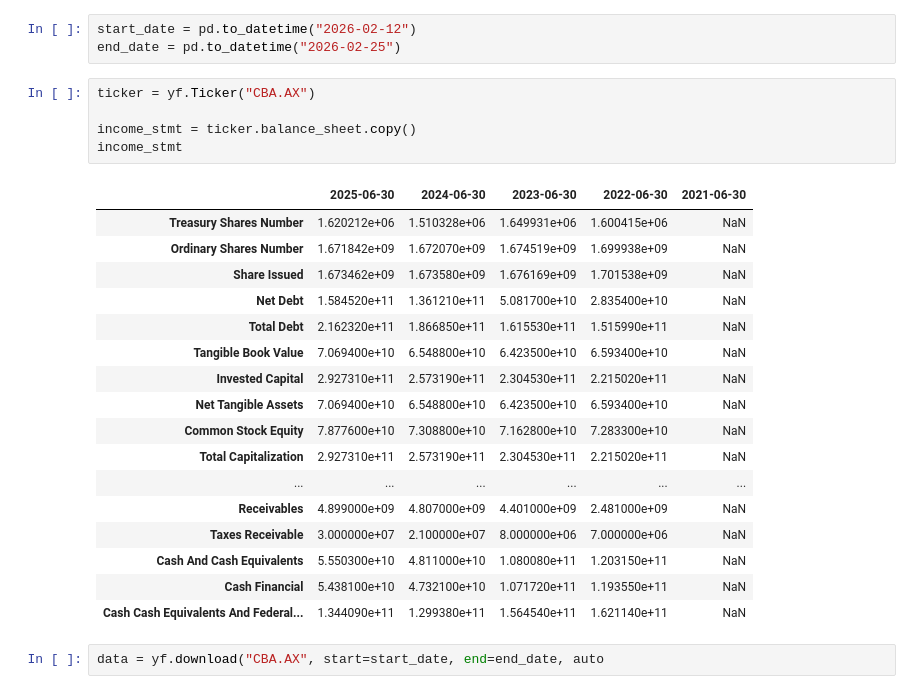
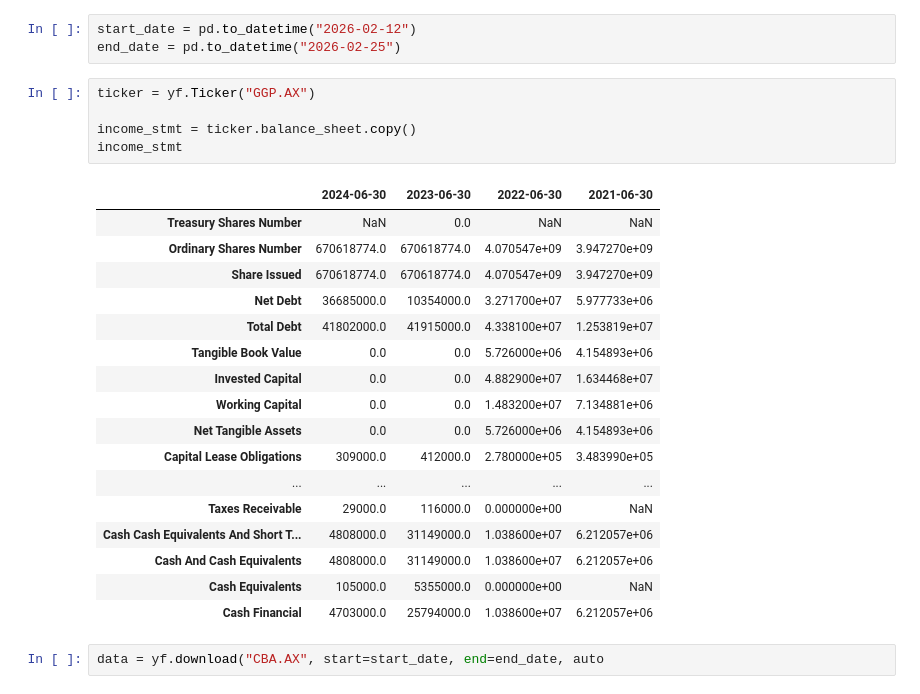
Before and after one commit to hungryfire267/systematic-equities-research, a Jupyter notebook: notebooks/run_signals.ipynb, the cells around one changed output. Cells and saved outputs as stored; diff of their text form.

```diff
--- a/notebooks/run_signals.ipynb
+++ b/notebooks/run_signals.ipynb
@@ -38,28 +38,28 @@ import pandas as pd
 start_date = pd.to_datetime("2026-02-12")
 end_date = pd.to_datetime("2026-02-25")
 # %%
-ticker = yf.Ticker("CBA.AX")
+ticker = yf.Ticker("GGP.AX")
 
 income_stmt = ticker.balance_sheet.copy()
 income_stmt
 # %% [output]
-|  | 2025-06-30 | 2024-06-30 | 2023-06-30 | 2022-06-30 | 2021-06-30 |
-| Treasury Shares Number | 1.620212e+06 | 1.510328e+06 | 1.649931e+06 | 1.600415e+06 | NaN |
-| Ordinary Shares Number | 1.671842e+09 | 1.672070e+09 | 1.674519e+09 | 1.699938e+09 | NaN |
-| Share Issued | 1.673462e+09 | 1.673580e+09 | 1.676169e+09 | 1.701538e+09 | NaN |
-| Net Debt | 1.584520e+11 | 1.361210e+11 | 5.081700e+10 | 2.835400e+10 | NaN |
-| Total Debt | 2.162320e+11 | 1.866850e+11 | 1.615530e+11 | 1.515990e+11 | NaN |
-| Tangible Book Value | 7.069400e+10 | 6.548800e+10 | 6.423500e+10 | 6.593400e+10 | NaN |
-| Invested Capital | 2.927310e+11 | 2.573190e+11 | 2.304530e+11 | 2.215020e+11 | NaN |
-| Net Tangible Assets | 7.069400e+10 | 6.548800e+10 | 6.423500e+10 | 6.593400e+10 | NaN |
-| Common Stock Equity | 7.877600e+10 | 7.308800e+10 | 7.162800e+10 | 7.283300e+10 | NaN |
-| Total Capitalization | 2.927310e+11 | 2.573190e+11 | 2.304530e+11 | 2.215020e+11 | NaN |
-| ... | ... | ... | ... | ... | ... |
-| Receivables | 4.899000e+09 | 4.807000e+09 | 4.401000e+09 | 2.481000e+09 | NaN |
-| Taxes Receivable | 3.000000e+07 | 2.100000e+07 | 8.000000e+06 | 7.000000e+06 | NaN |
-| Cash And Cash Equivalents | 5.550300e+10 | 4.811000e+10 | 1.080080e+11 | 1.203150e+11 | NaN |
-| Cash Financial | 5.438100e+10 | 4.732100e+10 | 1.071720e+11 | 1.193550e+11 | NaN |
-| Cash Cash Equivalents And Federal... | 1.344090e+11 | 1.299380e+11 | 1.564540e+11 | 1.621140e+11 | NaN |
+|  | 2024-06-30 | 2023-06-30 | 2022-06-30 | 2021-06-30 |
+| Treasury Shares Number | NaN | 0.0 | NaN | NaN |
+| Ordinary Shares Number | 670618774.0 | 670618774.0 | 4.070547e+09 | 3.947270e+09 |
+| Share Issued | 670618774.0 | 670618774.0 | 4.070547e+09 | 3.947270e+09 |
+| Net Debt | 36685000.0 | 10354000.0 | 3.271700e+07 | 5.977733e+06 |
+| Total Debt | 41802000.0 | 41915000.0 | 4.338100e+07 | 1.253819e+07 |
+| Tangible Book Value | 0.0 | 0.0 | 5.726000e+06 | 4.154893e+06 |
+| Invested Capital | 0.0 | 0.0 | 4.882900e+07 | 1.634468e+07 |
+| Working Capital | 0.0 | 0.0 | 1.483200e+07 | 7.134881e+06 |
+| Net Tangible Assets | 0.0 | 0.0 | 5.726000e+06 | 4.154893e+06 |
+| Capital Lease Obligations | 309000.0 | 412000.0 | 2.780000e+05 | 3.483990e+05 |
+| ... | ... | ... | ... | ... |
+| Taxes Receivable | 29000.0 | 116000.0 | 0.000000e+00 | NaN |
+| Cash Cash Equivalents And Short T... | 4808000.0 | 31149000.0 | 1.038600e+07 | 6.212057e+06 |
+| Cash And Cash Equivalents | 4808000.0 | 31149000.0 | 1.038600e+07 | 6.212057e+06 |
+| Cash Equivalents | 105000.0 | 5355000.0 | 0.000000e+00 | NaN |
+| Cash Financial | 4703000.0 | 25794000.0 | 1.038600e+07 | 6.212057e+06 |
 # %%
 data = yf.download("CBA.AX", start=start_date, end=end_date, auto
 # %% [output]
```
Also changed, not shown: 18 other files.
